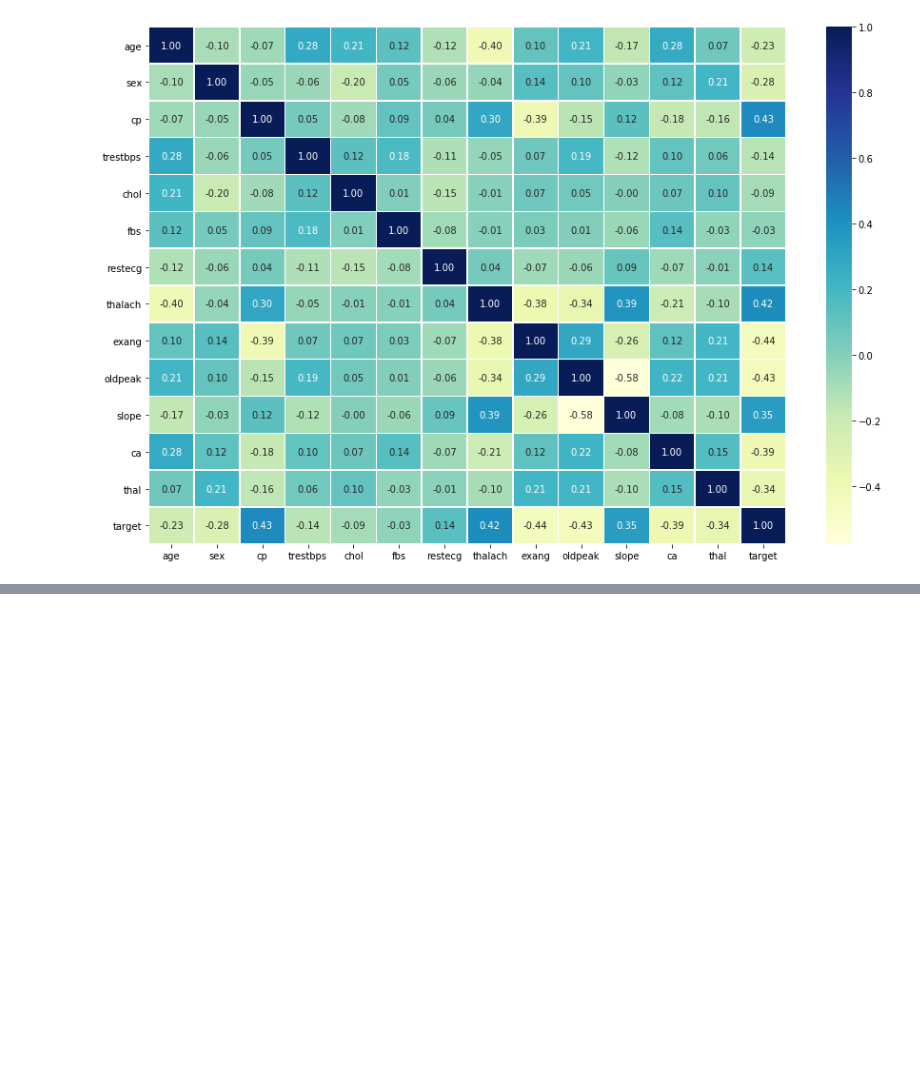
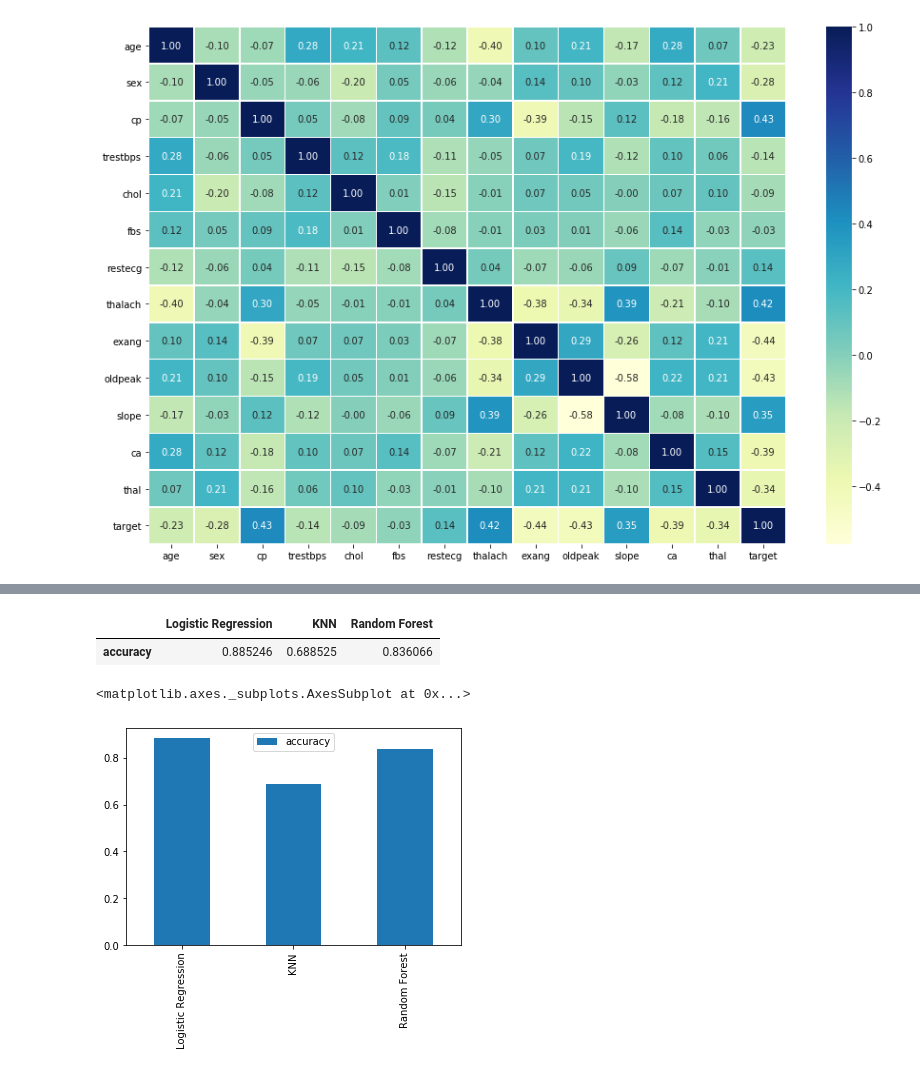
Before and after one commit to AnalystGagan/Project-Heart-Disease, a Jupyter notebook: End-to-end-heart-disease-classification.ipynb, the cells around one changed output, grey strips where cells are left out. Cells and saved outputs as stored; diff of their text form; code cells hidden in the pictures; blank space fills up the shorter version.

Commit message:
trained 3 models

```diff
--- a/End-to-end-heart-disease-classification.ipynb
+++ b/End-to-end-heart-disease-classification.ipynb
@@ -322,0 +390,39 @@ ax = sns.heatmap(corr_matrix,
+# %%
+# Put models in a dictionary
+
+models =  {"Logistic Regression":LogisticRegression(),
+          "KNN":KNeighborsClassifier(),
+          "Random Forest": RandomForestClassifier()}
+
+# Create a function to fit and score models
+def fit_and_score(model, X_train, X_test, y_train, y_test):
+    """
+    Fits and evaluates gvien machine learning models.
+    models: a dict of different Sklearn machine learning models
+    X_train : training data (no labels)
+    X_test : testing data (no labels)
+    y_train : training labels
+    y_test : test labels
+
+    """
+    # Set random seed for reproduciblity
+    np.random.seed(42)
+
+    # Make a dictionary to keep model score
+    model_scores = {}
+
+    # Loop through models
+    for name, model in models.items():
+        # Fit the model to the data
+        model.fit(X_train,y_train)
+        # Evaluate the model and append its scroe to model_scores
+        model_scores[name] = model.score(X_test,y_test)
+    return model_scores
+# %%
+model_score  = fit_and_score(model= models,
+                             X_train=X_train,
+                             X_test=X_test,
+                             y_train=y_train,
+                             y_test=y_test)
+
+model_score
@@ -322,0 +440,11 @@ ax = sns.heatmap(corr_matrix,
+# %%
+model_compare  = pd.DataFrame(model_score, index = ["accuracy"])
+model_compare
+# %% [output]
+|  | Logistic Regression | KNN | Random Forest |
+| accuracy | 0.885246 | 0.688525 | 0.836066 |
+# %%
+model_compare.T.plot.bar()
+# %% [output]
+<matplotlib.axes._subplots.AxesSubplot at 0x...>
+[figure, added]
```
Also changed, not shown: parts of 11 cells of this notebook.
